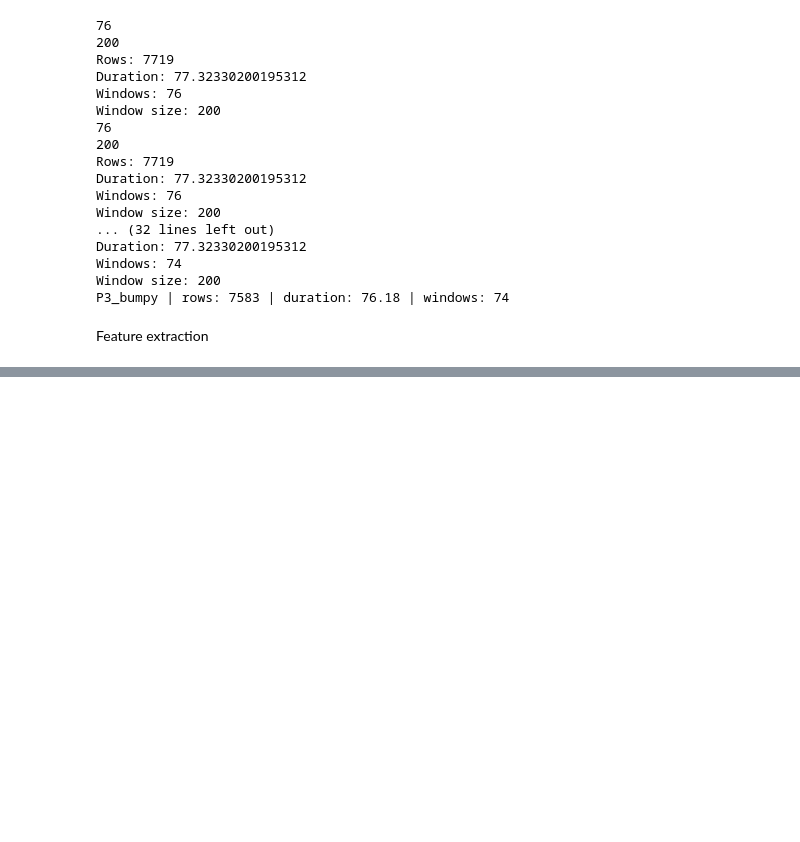
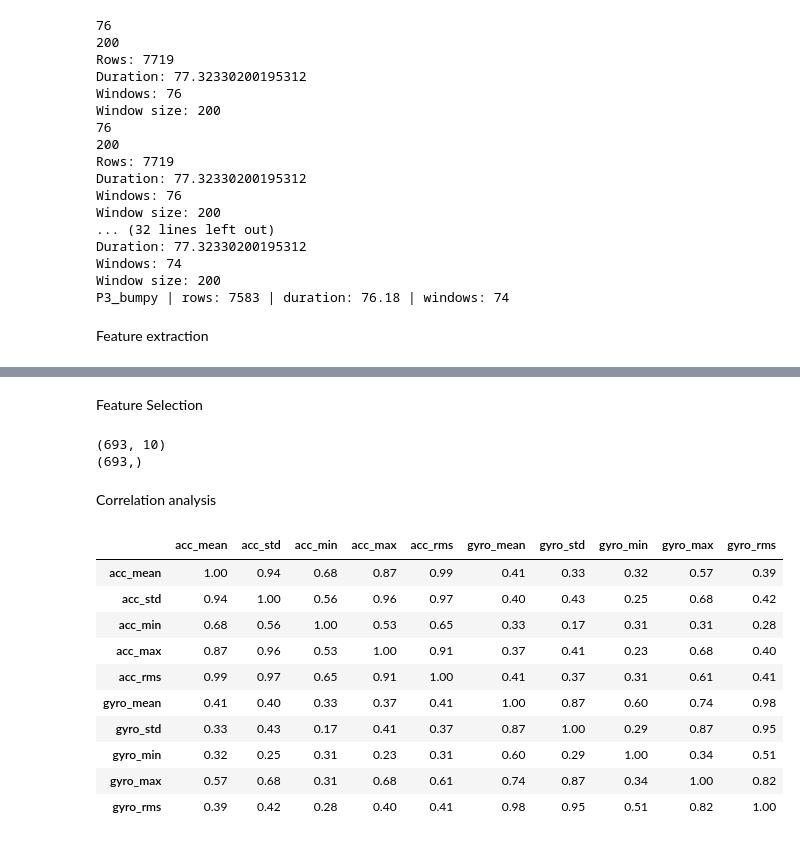
Before and after one commit to HeKaY-boy/bike-lane-quality-assessment, a Jupyter notebook: Prototype/Main_notebook_Himanshu.ipynb, the cells around one changed output, grey strips where cells are left out. Saved outputs shown, nothing was run; the diff lists cells and outputs as text; code cells hidden in the pictures; blank space fills up the shorter version.

```diff
--- a/Prototype/Main_notebook_Himanshu.ipynb
+++ b/Prototype/Main_notebook_Himanshu.ipynb
@@ -371,13 +371,13 @@ def create_window(df, window_size, step_size):
 create_window(merge_recordings['P1_smooth'], window_size, step_size)
 
 for name, df in merge_recordings.items():
-    windows = create_window(df, window_size, step_size)
+    P1_windows = create_window(df, window_size, step_size)
     #print(len(windows[0]))
     print(
         name,
         "| rows:", len(df),
         "| duration:", round(df['seconds_elapsed'].iloc[-1], 2),
-        "| windows:", len(windows)
+        "| windows:", len(P1_windows)
     )
 # %% [output]
 76
@@ -406,0 +434,14 @@ def extract_features(window):
+# %%
+feature_rows = []
+
+for name, df in merge_recordings.items():
+    participant , label = name.split('_')
+    window = create_window(df, window_size, step_size)
+
+    for window_id,w in enumerate(window):
+        feature = extract_features(w)
+        feature['participant'] = participant
+        feature['label'] = label
+        feature['window_id'] = window_id
+
+        feature_rows.append(feature)
@@ -406,0 +530,34 @@ def extract_features(window):
+# %% [markdown]
+Feature Selection
+# %%
+feature_selection = [
+    'acc_mean', 'acc_std', 'acc_min', 'acc_max', 'acc_rms',
+    'gyro_mean', 'gyro_std', 'gyro_min', 'gyro_max', 'gyro_rms'
+]
+
+X = features_df[feature_selection]
+y = features_df['label']
+
+print(X.shape)
+print(y.shape)
+# %% [output]
+(693, 10)
+(693,)
+# %% [markdown]
+Correlation analysis
+# %%
+corr = X.corr()
+
+display(corr.round(2))
+# %% [output]
+|  | acc_mean | acc_std | acc_min | acc_max | acc_rms | gyro_mean | gyro_std | gyro_min | gyro_max | gyro_rms |
+| acc_mean | 1.00 | 0.94 | 0.68 | 0.87 | 0.99 | 0.41 | 0.33 | 0.32 | 0.57 | 0.39 |
+| acc_std | 0.94 | 1.00 | 0.56 | 0.96 | 0.97 | 0.40 | 0.43 | 0.25 | 0.68 | 0.42 |
+| acc_min | 0.68 | 0.56 | 1.00 | 0.53 | 0.65 | 0.33 | 0.17 | 0.31 | 0.31 | 0.28 |
+| acc_max | 0.87 | 0.96 | 0.53 | 1.00 | 0.91 | 0.37 | 0.41 | 0.23 | 0.68 | 0.40 |
+| acc_rms | 0.99 | 0.97 | 0.65 | 0.91 | 1.00 | 0.41 | 0.37 | 0.31 | 0.61 | 0.41 |
+| gyro_mean | 0.41 | 0.40 | 0.33 | 0.37 | 0.41 | 1.00 | 0.87 | 0.60 | 0.74 | 0.98 |
+| gyro_std | 0.33 | 0.43 | 0.17 | 0.41 | 0.37 | 0.87 | 1.00 | 0.29 | 0.87 | 0.95 |
+| gyro_min | 0.32 | 0.25 | 0.31 | 0.23 | 0.31 | 0.60 | 0.29 | 1.00 | 0.34 | 0.51 |
+| gyro_max | 0.57 | 0.68 | 0.31 | 0.68 | 0.61 | 0.74 | 0.87 | 0.34 | 1.00 | 0.82 |
+| gyro_rms | 0.39 | 0.42 | 0.28 | 0.40 | 0.41 | 0.98 | 0.95 | 0.51 | 0.82 | 1.00 |
```
Also changed, not shown: parts of 35 cells of this notebook.
